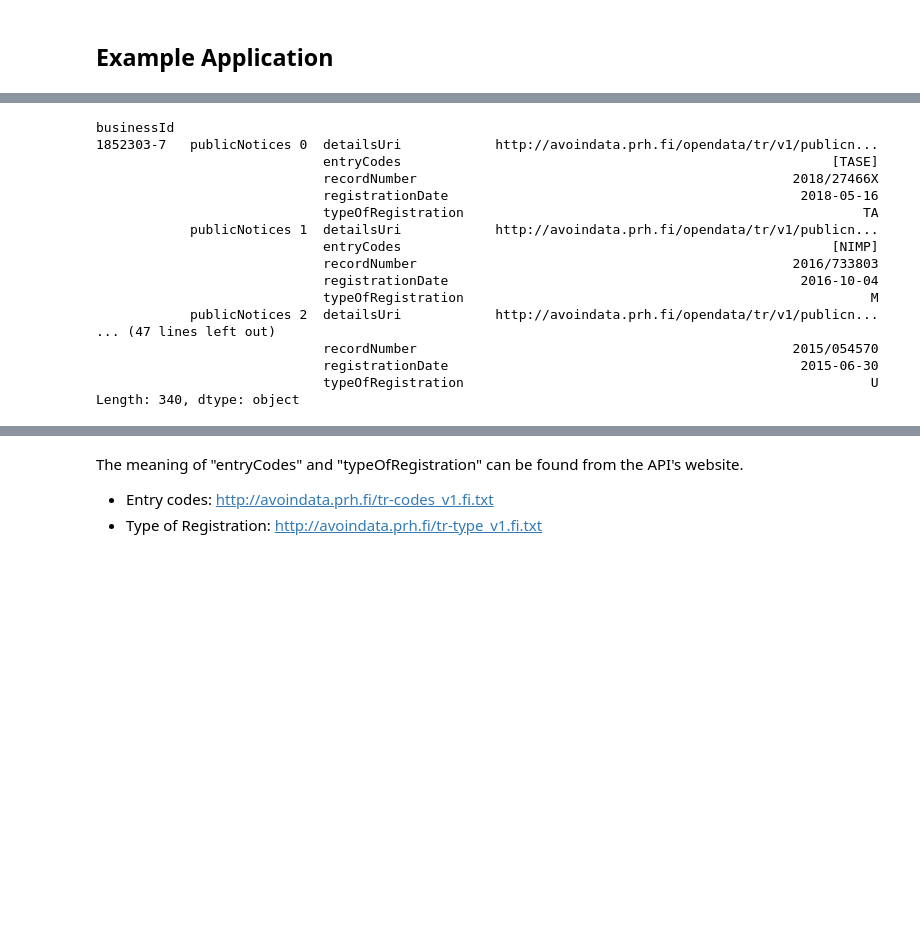
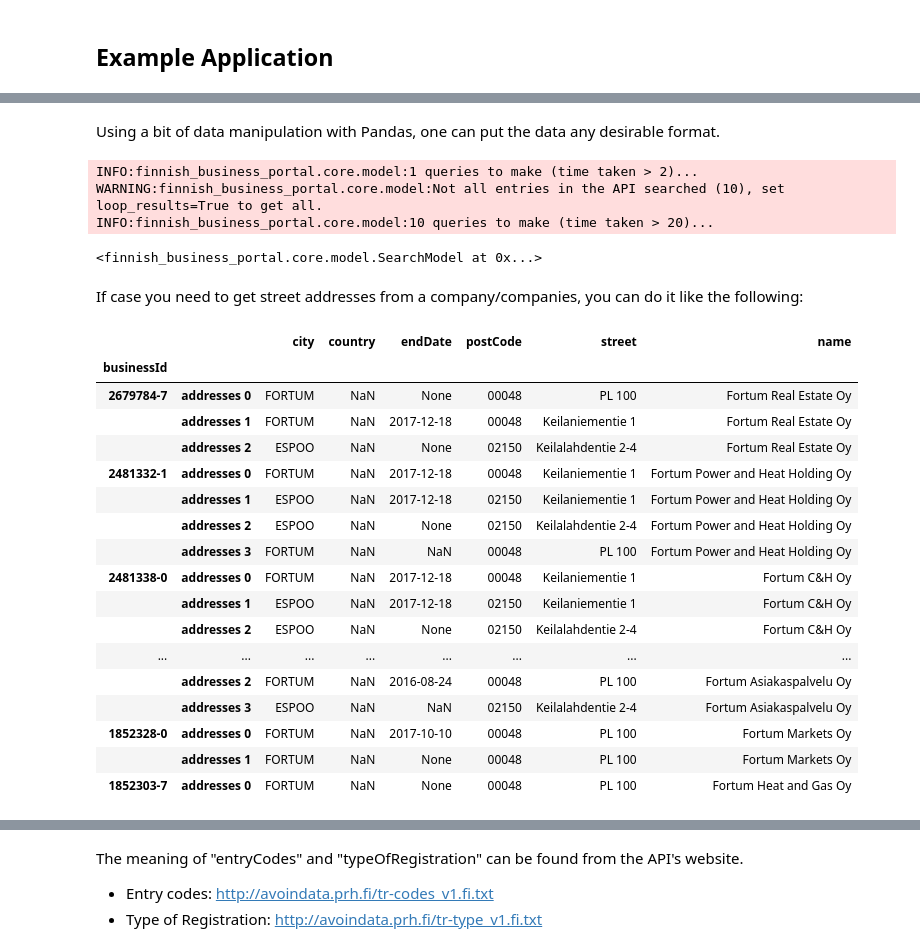
Before and after one commit to Miksus/finnish_business_portal, a Jupyter notebook: demo.ipynb, the cells around one changed output, grey strips where cells are left out. Drawn from its saved outputs; the diff is of its cells as text; code cells hidden in the pictures; blank space fills up the shorter version.

```diff
--- a/demo.ipynb
+++ b/demo.ipynb
@@ -244,27 +244,44 @@ flat_column(df["addresses"])
-# %%
-(
-    flat_column(df["publicNotices"])
-    .unstack()
-    .swaplevel(-1, 0).swaplevel(-1, 1)
-    .sort_index().dropna()
-)
-# Unstacking sets the columns as indexes and with swaplevel method the convenient
-# order of the multi-index is set. Lastly, the index is sorted and non existing data is dropped.
-# %% [output]
-businessId
-1852303-7   publicNotices 0  detailsUri            http://avoindata.prh.fi/opendata/tr/v1/publicn...
-                             entryCodes                                                       [TASE]
-                             recordNumber                                                2018/27466X
-                             registrationDate                                             2018-05-16
-                             typeOfRegistration                                                   TA
-            publicNotices 1  detailsUri            http://avoindata.prh.fi/opendata/tr/v1/publicn...
-                             entryCodes                                                       [NIMP]
-                             recordNumber                                                2016/733803
-                             registrationDate                                             2016-10-04
-                             typeOfRegistration                                                    M
-            publicNotices 2  detailsUri            http://avoindata.prh.fi/opendata/tr/v1/publicn...
-... (47 lines left out)
-                             recordNumber                                                2015/054570
-                             registrationDate                                             2015-06-30
-                             typeOfRegistration                                                    U
-Length: 340, dtype: object
+# %% [markdown]
+Using a bit of data manipulation with Pandas, one can put the data any desirable format.
+# %%
+portal = busportal.SearchModel("BisCompany", loop_results=False, deep=True)
+portal.search(name="Fortum", companyForm="oy", companyRegistrationFrom="2000-01-01")
+# %% [output]
+INFO:finnish_business_portal.core.model:1 queries to make (time taken > 2)...
+WARNING:finnish_business_portal.core.model:Not all entries in the API searched (10), set loop_results=True to get all.
+INFO:finnish_business_portal.core.model:10 queries to make (time taken > 20)...
+<finnish_business_portal.core.model.SearchModel at 0x...>
+# %%
+df_fortum = portal.to_frame(True).results
+# %% [markdown]
+If case you need to get street addresses from a company/companies, you can do it like the following:
+# %%
+first_level = "address"
+second_level = ("street", "postCode", "city", "country", "endDate")
+(
+    df_fortum[
+        [col for col in df_fortum.columns
+         if col[0].startswith(first_level)
+         and col[1] in second_level]
+    ]
+    .stack(0)
+).join(df_fortum["name"])
+# %% [output]
+|  |  | city | country | endDate | postCode | street | name |
+| businessId |  |  |  |  |  |  |  |
+| 2679784-7 | addresses 0 | FORTUM | NaN | None | 00048 | PL 100 | Fortum Real Estate Oy |
+|  | addresses 1 | FORTUM | NaN | 2017-12-18 | 00048 | Keilaniementie 1 | Fortum Real Estate Oy |
+|  | addresses 2 | ESPOO | NaN | None | 02150 | Keilalahdentie 2-4 | Fortum Real Estate Oy |
+| 2481332-1 | addresses 0 | FORTUM | NaN | 2017-12-18 | 00048 | Keilaniementie 1 | Fortum Power and Heat Holding Oy |
+|  | addresses 1 | ESPOO | NaN | 2017-12-18 | 02150 | Keilaniementie 1 | Fortum Power and Heat Holding Oy |
+|  | addresses 2 | ESPOO | NaN | None | 02150 | Keilalahdentie 2-4 | Fortum Power and Heat Holding Oy |
+|  | addresses 3 | FORTUM | NaN | NaN | 00048 | PL 100 | Fortum Power and Heat Holding Oy |
+| 2481338-0 | addresses 0 | FORTUM | NaN | 2017-12-18 | 00048 | Keilaniementie 1 | Fortum C&H Oy |
+|  | addresses 1 | ESPOO | NaN | 2017-12-18 | 02150 | Keilaniementie 1 | Fortum C&H Oy |
+|  | addresses 2 | ESPOO | NaN | None | 02150 | Keilalahdentie 2-4 | Fortum C&H Oy |
+| ... | ... | ... | ... | ... | ... | ... | ... |
+|  | addresses 2 | FORTUM | NaN | 2016-08-24 | 00048 | PL 100 | Fortum Asiakaspalvelu Oy |
+|  | addresses 3 | ESPOO | NaN | NaN | 02150 | Keilalahdentie 2-4 | Fortum Asiakaspalvelu Oy |
+| 1852328-0 | addresses 0 | FORTUM | NaN | 2017-10-10 | 00048 | PL 100 | Fortum Markets Oy |
+|  | addresses 1 | FORTUM | NaN | None | 00048 | PL 100 | Fortum Markets Oy |
+| 1852303-7 | addresses 0 | FORTUM | NaN | None | 00048 | PL 100 | Fortum Heat and Gas Oy |
```
Also changed, not shown: parts of 49 cells of this notebook, 28 other files.
